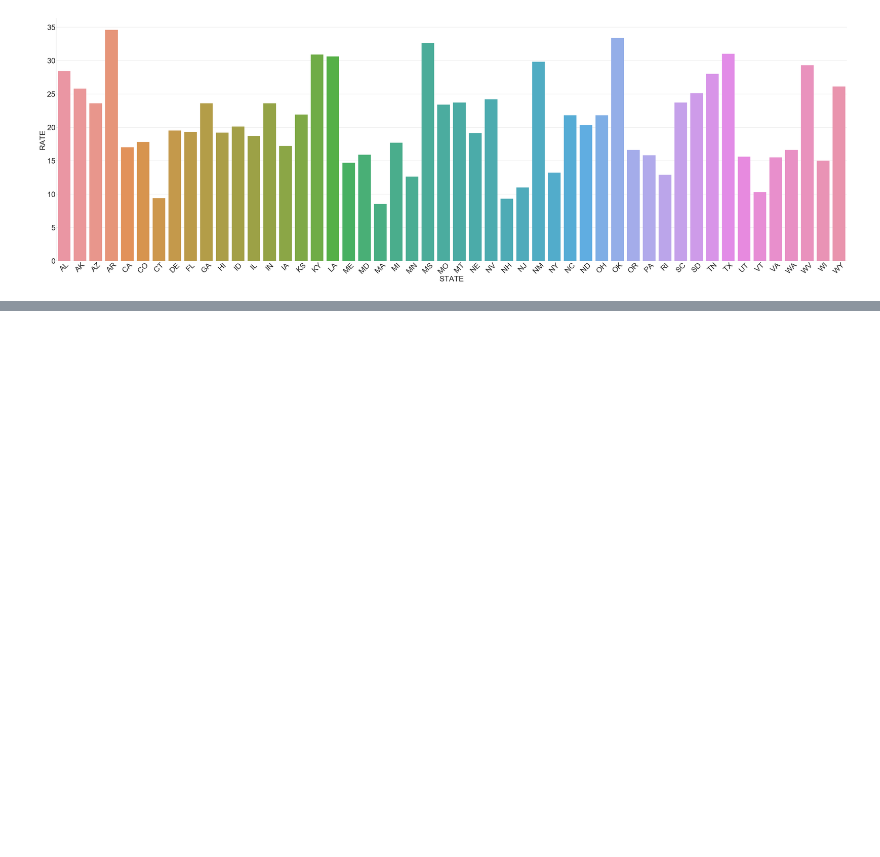
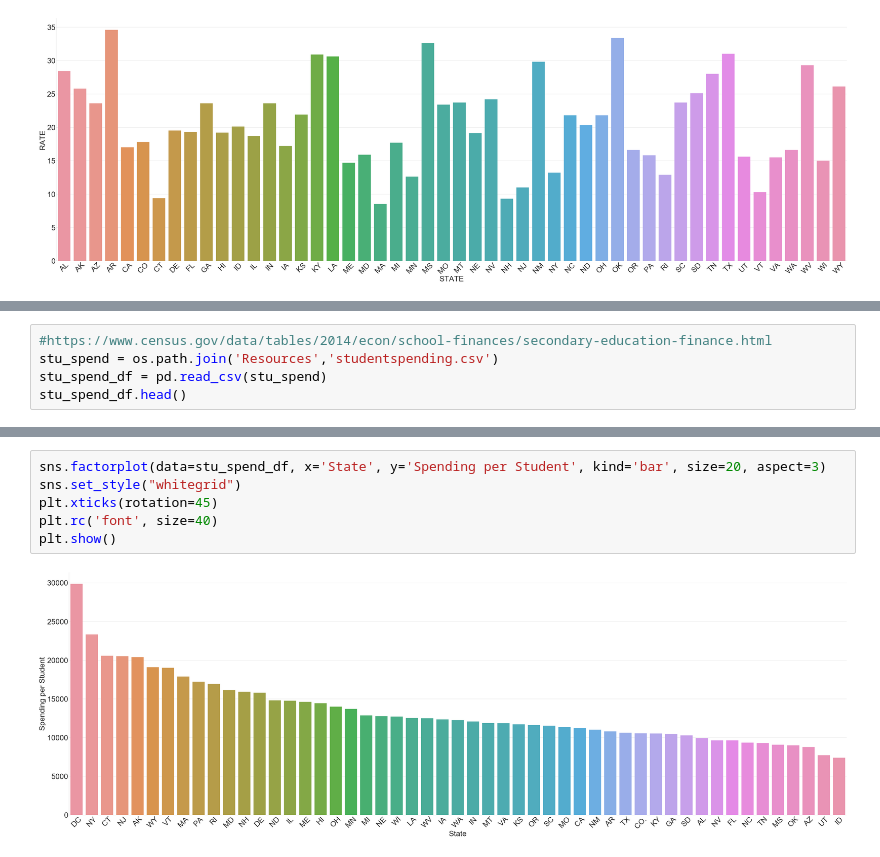
Before and after one commit to jelizalo/project-one, a Jupyter notebook: Education Project.ipynb, the cells around one changed output, grey strips where cells are left out. Cells and saved outputs as stored; diff of their text form; blank space fills up the shorter version.

```diff
--- a/Education Project.ipynb
+++ b/Education Project.ipynb
@@ -91,0 +83,5 @@ plt.show()
+# %%
+#https://www.census.gov/data/tables/2014/econ/school-finances/secondary-education-finance.html
+stu_spend = os.path.join('Resources','studentspending.csv')
+stu_spend_df = pd.read_csv(stu_spend)
+stu_spend_df.head()
@@ -91,0 +95,8 @@ plt.show()
+# %%
+sns.factorplot(data=stu_spend_df, x='State', y='Spending per Student', kind='bar', size=20, aspect=3)
+sns.set_style("whitegrid")
+plt.xticks(rotation=45)
+plt.rc('font', size=40)
+plt.show()
+# %% [output]
+[figure, added]
```
Also changed, not shown: parts of 5 cells of this notebook, 10 other files.
